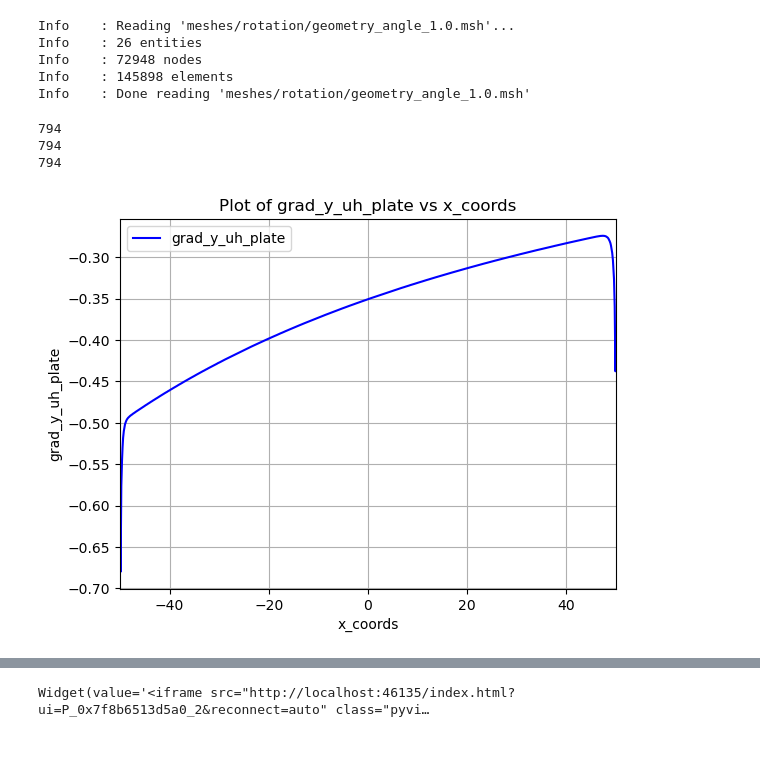
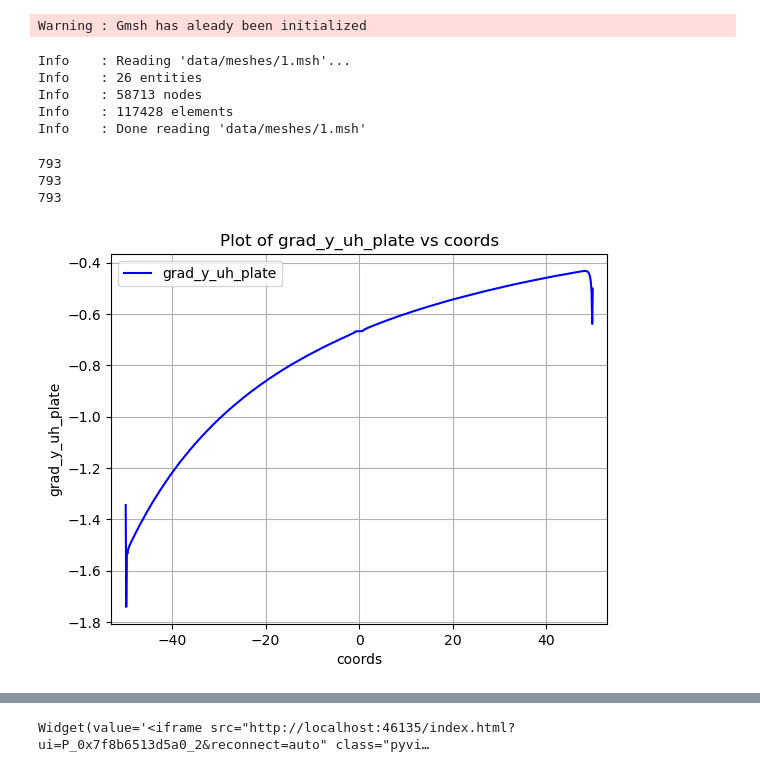
Before and after one commit to alessandropedone/coupling-CGA-DL-ROM, a Jupyter notebook: baseline.ipynb, the cells around one changed output, grey strips where cells are left out. Drawn from its saved outputs; the diff is of its cells as text; code cells hidden in the pictures.

Commit message:
change coordinates for force plot

```diff
--- a/baseline.ipynb
+++ b/baseline.ipynb
@@ -2,13 +2,14 @@
 # read a mesh from file capacitor.msh
 from mpi4py import MPI
 from dolfinx.io import gmshio
-domain, cell_tags, facet_tags = gmshio.read_from_msh("geometry.msh", MPI.COMM_WORLD, 0, gdim=2)
+domain, cell_tags, facet_tags = gmshio.read_from_msh("data/meshes/1.msh", MPI.COMM_WORLD, 0, gdim=2)
 # %% [output]
-Info    : Reading 'meshes/rotation/geometry_angle_1.0.msh'...
-Info    : 26 entities
-Info    : 72948 nodes
-Info    : 145898 elements
-Info    : Done reading 'meshes/rotation/geometry_angle_1.0.msh'
+Warning : Gmsh has aleady been initialized
+Info    : Reading 'data/meshes/1.msh'...
+Info    : 26 entities
+Info    : 58713 nodes
+Info    : 117428 elements
+Info    : Done reading 'data/meshes/1.msh'
 # %%
 # define finite element function space
 from dolfinx.fem import functionspace
@@ -103,26 +104,28 @@ grad_y_uh_plate = grad_y_uh_values[dofs10]
 print(grad_x_uh_plate.size)
 #print(grad_y_uh_plate)
 # %% [output]
-794
-794
-794
+793
+793
+793
 # %%
 import matplotlib.pyplot as plt
 # Plot grad_y_uh_plate against x_coords
 
 # Sort x_coords and apply the same ordering to grad_y_uh_plate
-sorted_indices = np.argsort(x_coords)
-x_coords = x_coords[sorted_indices]
+coords = np.sign(x_coords) * np.sqrt(x_coords**2 + y_coords**2)
+sorted_indices = np.argsort(coords)
+coords = coords[sorted_indices]
+
 grad_y_uh_plate = grad_y_uh_plate[sorted_indices]
-plt.plot(x_coords, grad_y_uh_plate, label="grad_y_uh_plate", color="blue", linestyle="-")
-plt.xlim(-50, 50)
-plt.xlabel("x_coords")
+plt.plot(coords, grad_y_uh_plate, label="grad_y_uh_plate", color="blue", linestyle="-")
+plt.xlim(-53, 53)
+plt.xlabel("coords")
 plt.ylabel("grad_y_uh_plate")
-plt.title("Plot of grad_y_uh_plate vs x_coords")
+plt.title("Plot of grad_y_uh_plate vs coords")
 plt.legend()
 plt.grid(True)
 plt.show()
 # %% [output]
-[figure, old version]
+[figure, new version]
 # %%
 # plot the mesh
```
Also changed, not shown: parts of 2 cells of this notebook, 1 other file.
